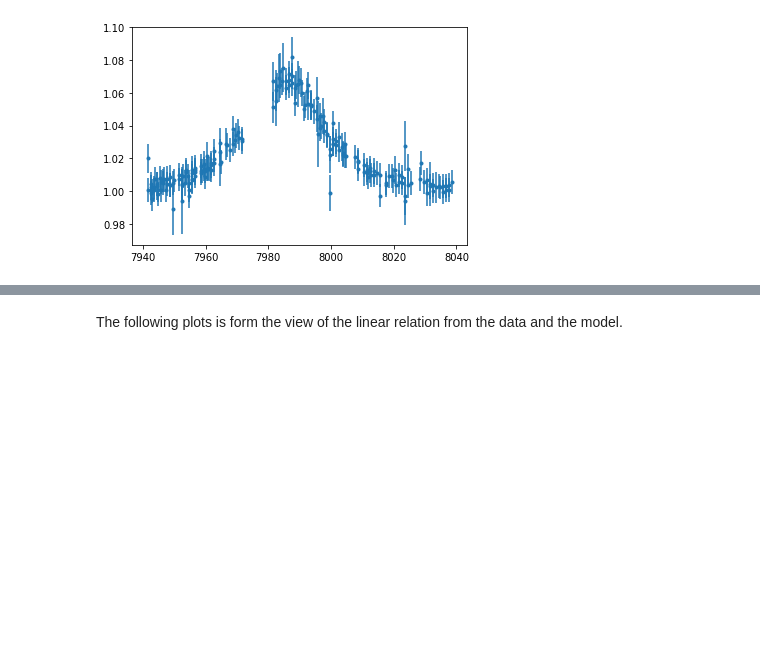
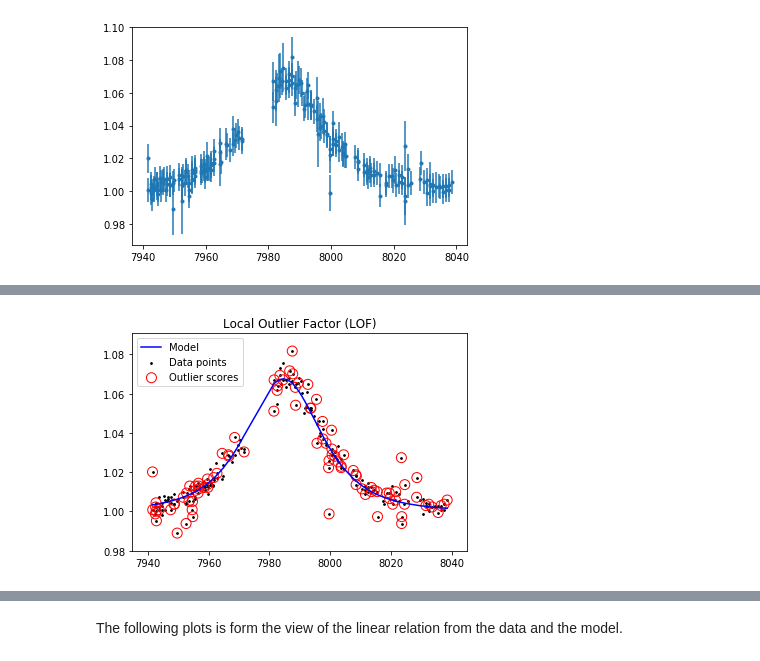
Before and after one commit to alfa33333/SingleLensAnomalydetection, a Jupyter notebook: LOFexamplenotebook.ipynb, the cells around one changed output, grey strips where cells are left out. Drawn from its saved outputs; the diff is of its cells as text; code cells hidden in the pictures; blank space fills up the shorter version.

```diff
--- a/LOFexamplenotebook.ipynb
+++ b/LOFexamplenotebook.ipynb
@@ -90,0 +122,15 @@ plt.show()
+# %%
+plt.title("Local Outlier Factor (LOF)")
+plt.scatter(t, X[:, 1], color='k', s=3., label='Data points')
+plt.plot(t,mag, color='b', label='Model')
+plt.scatter(t[y_pred!=1], X[y_pred!=1, 1], s=100, edgecolors='r',
+            facecolors='none', label='Outlier scores')
+plt.axis('tight')
+#plt.xlim((-5, 5))
+#plt.ylim((-5, 5))
+legend = plt.legend(loc='upper left')
+#legend.legendHandles[0]._sizes = [10]
+#legend.legendHandles[1]._sizes = [20]
+plt.show()
+# %% [output]
+[figure, added]
```
Also changed, not shown: parts of 21 cells of this notebook, 3 other files.
